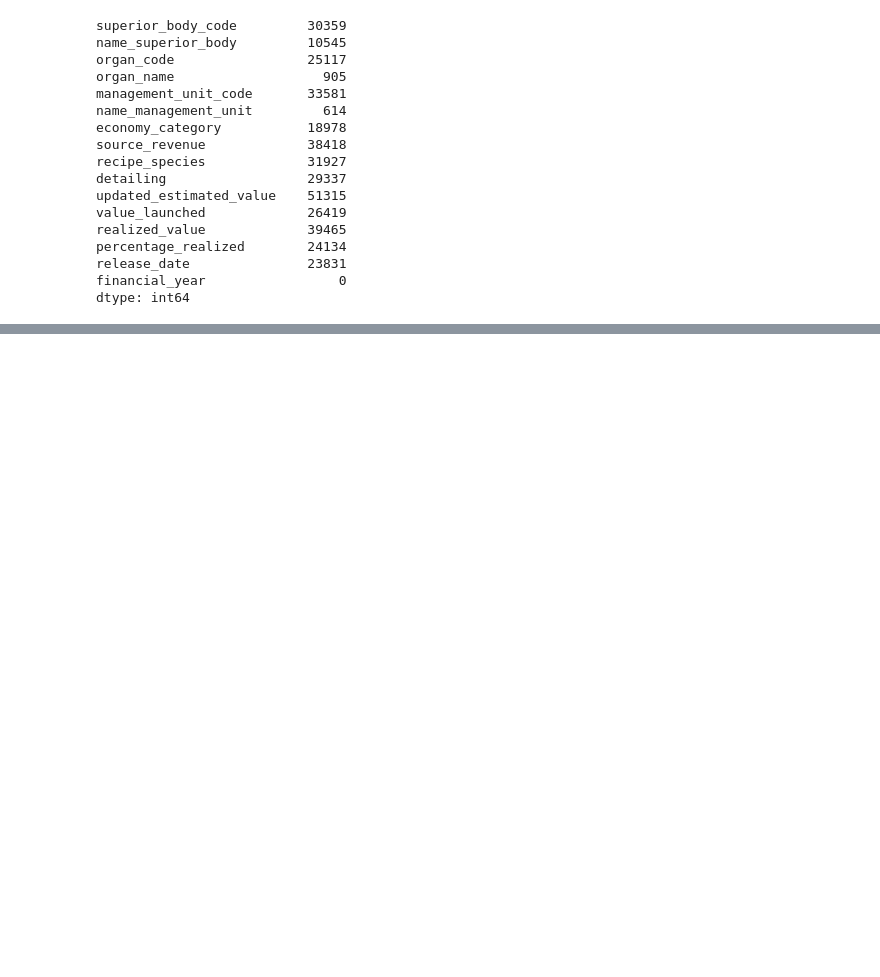
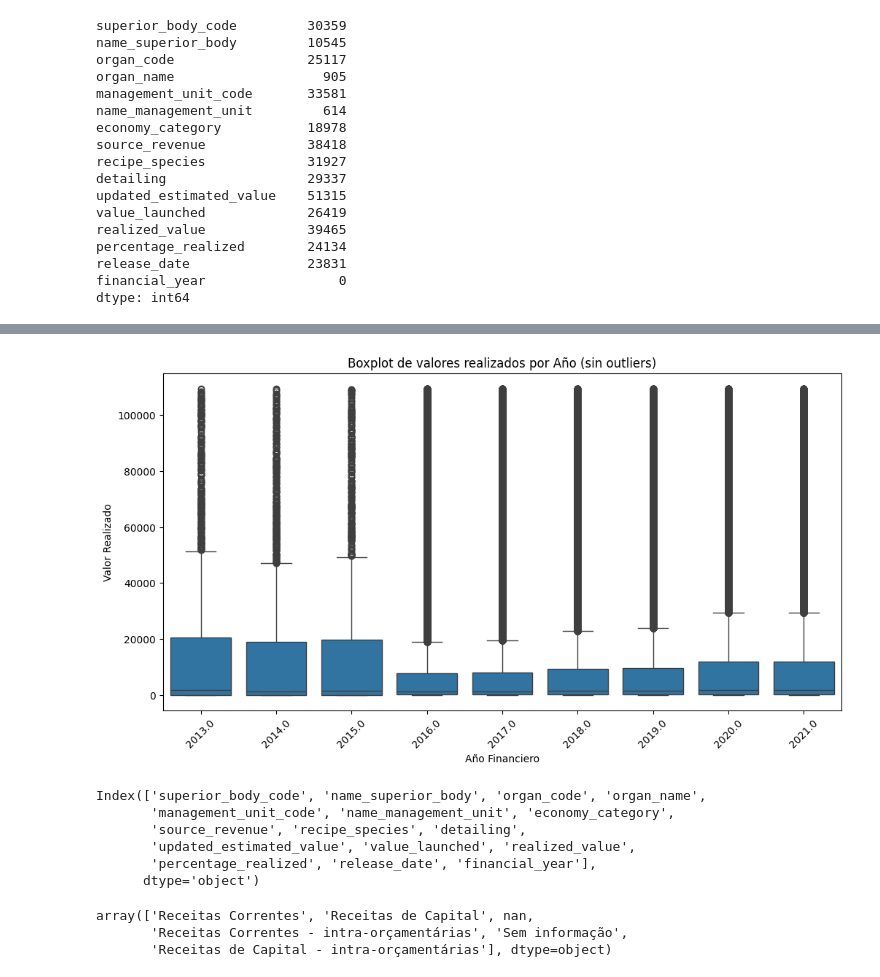
Before and after one commit to yanruwu/Proyecto2-EDA-Ingresos-Publicos-Brasil, a Jupyter notebook: merger.ipynb, the cells around one changed output, grey strips where cells are left out. Saved outputs shown, nothing was run; the diff lists cells and outputs as text; code cells hidden in the pictures; blank space fills up the shorter version.

```diff
--- a/merger.ipynb
+++ b/merger.ipynb
@@ -197,7 +207,7 @@ dtype: int64
 # %%
-organ_name_to_code = {v: k for k, v in organ_dict.items()}
-superior_body_name_to_code = {v: k for k, v in superior_body_dict.items()}
-management_unit_name_to_code = {v: k for k, v in management_dict.items()}
+organ_name_to_code = {value: key for key, value in organ_dict.items()}
+superior_body_name_to_code = {value: key for key, value in superior_body_dict.items()}
+management_unit_name_to_code = {value: key for key, value in management_dict.items()}
 # %%
 df_merged['organ_code'] = df_merged['organ_name'].map(organ_name_to_code).fillna(df_merged['organ_code'])
 df_merged['superior_body_code'] = df_merged['name_superior_body'].map(superior_body_name_to_code).fillna(df_merged['superior_body_code'])
@@ -225,2 +214,0 @@ dtype: int64
-# %%
-df_merged["value_launched"] = df_merged["value_launched"].str.replace(",",".").apply(float).abs()
@@ -246,0 +338,2 @@ Name: 5744, dtype: object
+# %%
+df_merged["release_date"] = pd.to_datetime(df_merged["release_date"], format = "%d/%m/%Y")
@@ -246,0 +360,9 @@ Name: 5744, dtype: object
+# %%
+Q1 = df_merged['realized_value'].quantile(0.25)
+Q3 = df_merged['realized_value'].quantile(0.75)
+IQR = Q3 - Q1
+
+lower_bound = Q1 - 1.5 * IQR
+upper_bound = Q3 + 1.5 * IQR
+
+df_merged_no_out =  df_merged[(df_merged['realized_value'] >= lower_bound) & (df_merged['realized_value'] <= upper_bound)]
@@ -246,0 +383,10 @@ Name: 5744, dtype: object
+# %%
+plt.figure(figsize=(12, 6))
+sns.boxplot(data=df_merged_no_out, x='financial_year', y='realized_value')
+plt.title('Boxplot de valores realizados por Año (sin outliers)')
+plt.xlabel('Año Financiero')
+plt.ylabel('Valor Realizado')
+plt.xticks(rotation=45)
+plt.show()
+# %% [output]
+[figure, added]
@@ -246,0 +404,15 @@ Name: 5744, dtype: object
+# %%
+df_merged.columns
+# %% [output]
+Index(['superior_body_code', 'name_superior_body', 'organ_code', 'organ_name',
+       'management_unit_code', 'name_management_unit', 'economy_category',
+       'source_revenue', 'recipe_species', 'detailing',
+       'updated_estimated_value', 'value_launched', 'realized_value',
+       'percentage_realized', 'release_date', 'financial_year'],
+      dtype='object')
+# %%
+df_merged["economy_category"].unique()
+# %% [output]
+array(['Receitas Correntes', 'Receitas de Capital', nan,
+       'Receitas Correntes - intra-orçamentárias', 'Sem informação',
+       'Receitas de Capital - intra-orçamentárias'], dtype=object)
```
Also changed, not shown: parts of 33 cells of this notebook.
